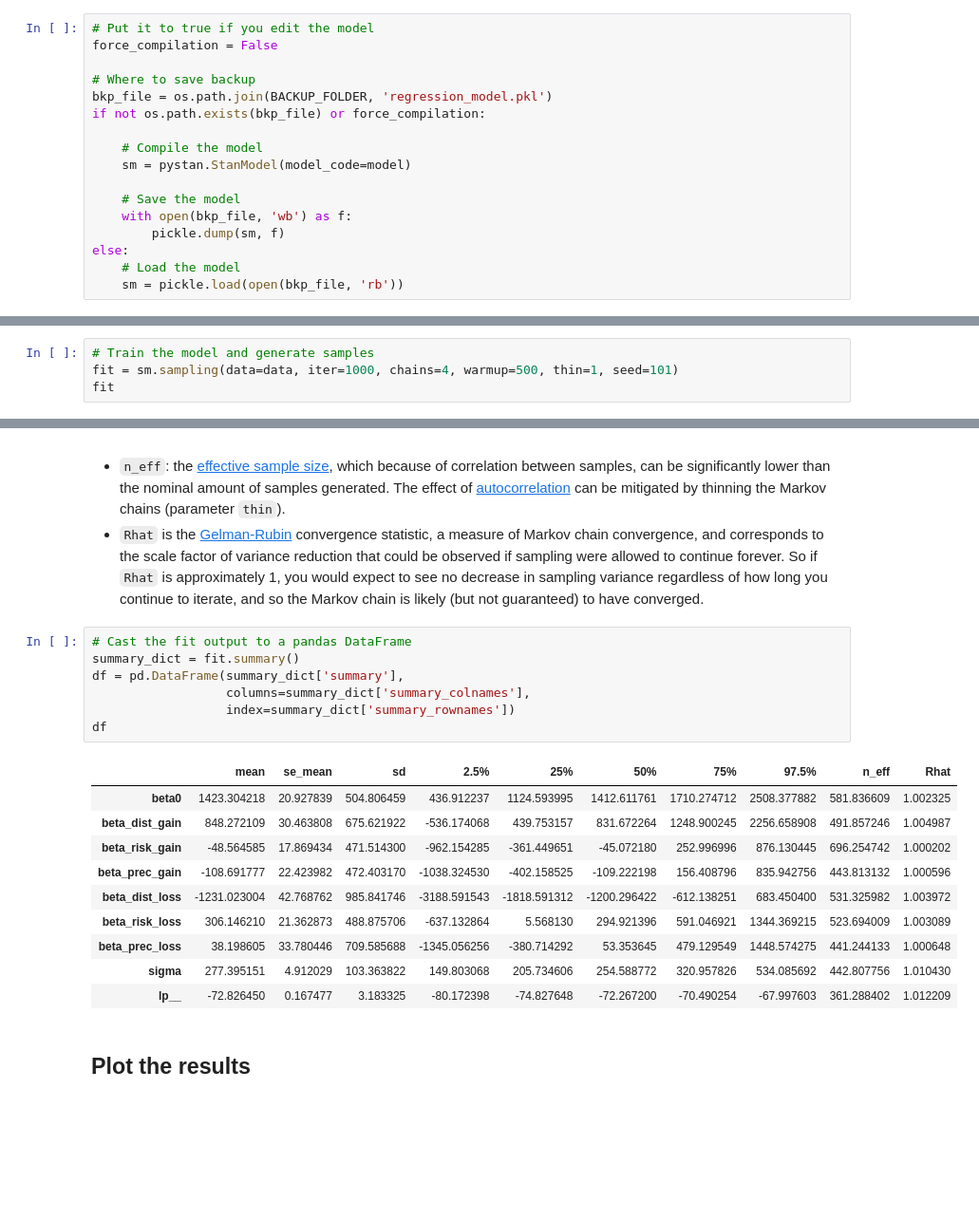
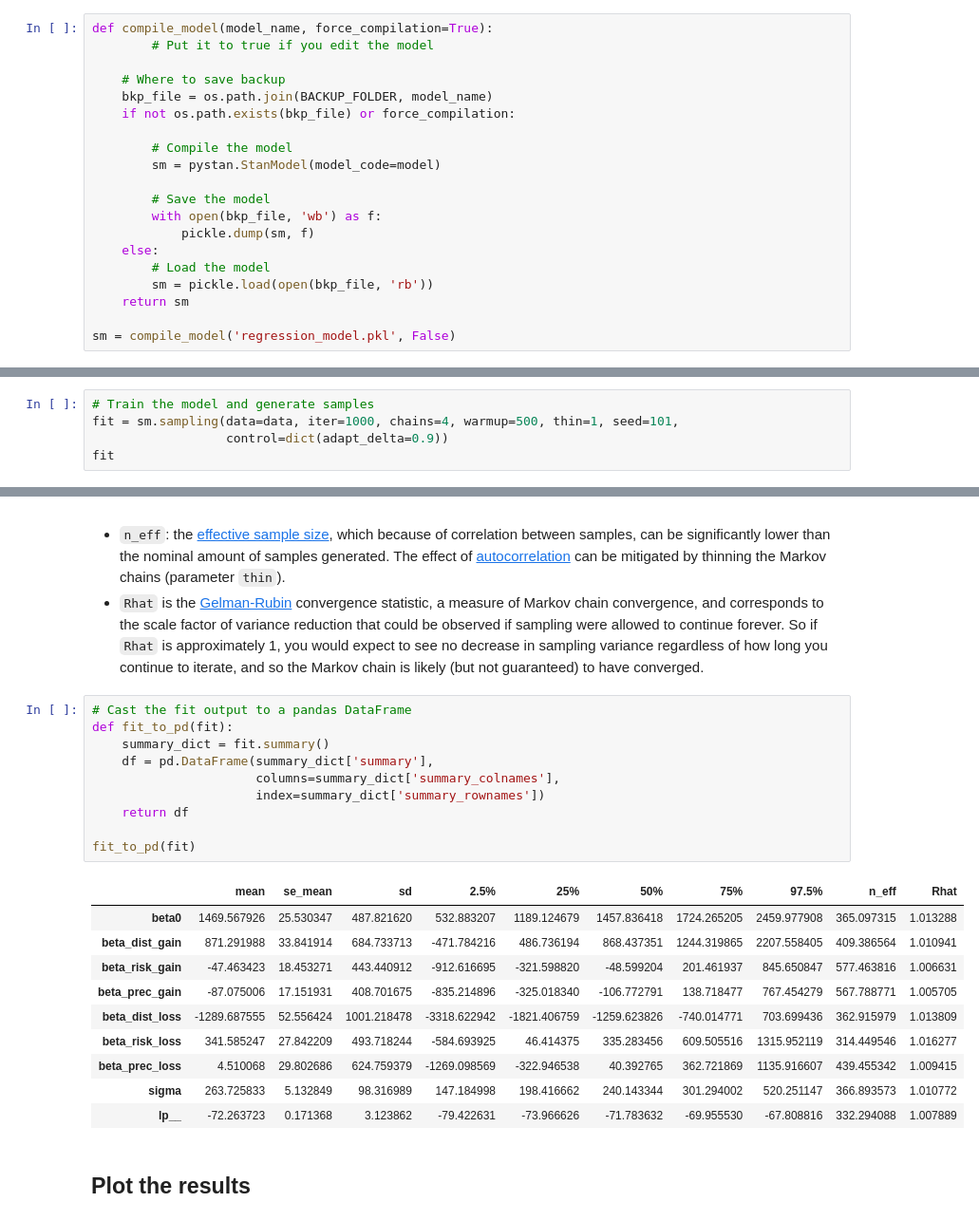
Before and after one commit to AurelienNioche/ProspecTonk, a Jupyter notebook: Part 5 - Regression.ipynb, the cells around one changed output, grey strips where cells are left out. Shown at 95% size. Saved outputs shown, nothing was run; the diff lists cells and outputs as text; blank space fills up the shorter version.

```diff
--- a/Part 5 - Regression.ipynb
+++ b/Part 5 - Regression.ipynb
@@ -251,22 +256,25 @@ model {
 # %% [markdown]
 ## Compile the model
 # %%
-# Put it to true if you edit the model
-force_compilation = False
+def compile_model(model_name, force_compilation=True):
+        # Put it to true if you edit the model
 
-# Where to save backup
-bkp_file = os.path.join(BACKUP_FOLDER, 'regression_model.pkl')
-if not os.path.exists(bkp_file) or force_compilation:
+    # Where to save backup
+    bkp_file = os.path.join(BACKUP_FOLDER, model_name)
+    if not os.path.exists(bkp_file) or force_compilation:
 
-    # Compile the model
-    sm = pystan.StanModel(model_code=model)
+        # Compile the model
+        sm = pystan.StanModel(model_code=model)
 
-    # Save the model
-    with open(bkp_file, 'wb') as f:
-        pickle.dump(sm, f)
-else:
-    # Load the model
-    sm = pickle.load(open(bkp_file, 'rb'))
+        # Save the model
+        with open(bkp_file, 'wb') as f:
+            pickle.dump(sm, f)
+    else:
+        # Load the model
+        sm = pickle.load(open(bkp_file, 'rb'))
+    return sm
+
+sm = compile_model('regression_model.pkl', False)
 # %% [markdown]
 ## Sampling
 
@@ -277,6 +285,7 @@ else:
 * `seed`: Seed for the random generator. It allows for reproducibility.
 # %%
 # Train the model and generate samples
-fit = sm.sampling(data=data, iter=1000, chains=4, warmup=500, thin=1, seed=101)
+fit = sm.sampling(data=data, iter=1000, chains=4, warmup=500, thin=1, seed=101,
+                  control=dict(adapt_delta=0.9))
 fit
 # %% [output]
@@ -310,22 +317,25 @@ In addition to the mean and quantile information, each parameter has two further
 * `Rhat` is the [Gelman-Rubin](http://digitalassets.lib.berkeley.edu/sdtr/ucb/text/307.pdf) convergence statistic, a measure of Markov chain convergence, and corresponds to the scale factor of variance reduction that could be observed if sampling were allowed to continue forever. So if `Rhat` is approximately 1, you would expect to see no decrease in sampling variance regardless of how long you continue to iterate, and so the Markov chain is likely (but not guaranteed) to have converged.
 # %%
 # Cast the fit output to a pandas DataFrame
-summary_dict = fit.summary()
-df = pd.DataFrame(summary_dict['summary'],
-                  columns=summary_dict['summary_colnames'],
-                  index=summary_dict['summary_rownames'])
-df
+def fit_to_pd(fit):
+    summary_dict = fit.summary()
+    df = pd.DataFrame(summary_dict['summary'],
+                      columns=summary_dict['summary_colnames'],
+                      index=summary_dict['summary_rownames'])
+    return df
+
+fit_to_pd(fit)
 # %% [output]
 |  | mean | se_mean | sd | 2.5% | 25% | 50% | 75% | 97.5% | n_eff | Rhat |
-| beta0 | 1423.304218 | 20.927839 | 504.806459 | 436.912237 | 1124.593995 | 1412.611761 | 1710.274712 | 2508.377882 | 581.836609 | 1.002325 |
-| beta_dist_gain | 848.272109 | 30.463808 | 675.621922 | -536.174068 | 439.753157 | 831.672264 | 1248.900245 | 2256.658908 | 491.857246 | 1.004987 |
-| beta_risk_gain | -48.564585 | 17.869434 | 471.514300 | -962.154285 | -361.449651 | -45.072180 | 252.996996 | 876.130445 | 696.254742 | 1.000202 |
-| beta_prec_gain | -108.691777 | 22.423982 | 472.403170 | -1038.324530 | -402.158525 | -109.222198 | 156.408796 | 835.942756 | 443.813132 | 1.000596 |
-| beta_dist_loss | -1231.023004 | 42.768762 | 985.841746 | -3188.591543 | -1818.591312 | -1200.296422 | -612.138251 | 683.450400 | 531.325982 | 1.003972 |
-| beta_risk_loss | 306.146210 | 21.362873 | 488.875706 | -637.132864 | 5.568130 | 294.921396 | 591.046921 | 1344.369215 | 523.694009 | 1.003089 |
-| beta_prec_loss | 38.198605 | 33.780446 | 709.585688 | -1345.056256 | -380.714292 | 53.353645 | 479.129549 | 1448.574275 | 441.244133 | 1.000648 |
-| sigma | 277.395151 | 4.912029 | 103.363822 | 149.803068 | 205.734606 | 254.588772 | 320.957826 | 534.085692 | 442.807756 | 1.010430 |
-| lp__ | -72.826450 | 0.167477 | 3.183325 | -80.172398 | -74.827648 | -72.267200 | -70.490254 | -67.997603 | 361.288402 | 1.012209 |
+| beta0 | 1469.567926 | 25.530347 | 487.821620 | 532.883207 | 1189.124679 | 1457.836418 | 1724.265205 | 2459.977908 | 365.097315 | 1.013288 |
+| beta_dist_gain | 871.291988 | 33.841914 | 684.733713 | -471.784216 | 486.736194 | 868.437351 | 1244.319865 | 2207.558405 | 409.386564 | 1.010941 |
+| beta_risk_gain | -47.463423 | 18.453271 | 443.440912 | -912.616695 | -321.598820 | -48.599204 | 201.461937 | 845.650847 | 577.463816 | 1.006631 |
+| beta_prec_gain | -87.075006 | 17.151931 | 408.701675 | -835.214896 | -325.018340 | -106.772791 | 138.718477 | 767.454279 | 567.788771 | 1.005705 |
+| beta_dist_loss | -1289.687555 | 52.556424 | 1001.218478 | -3318.622942 | -1821.406759 | -1259.623826 | -740.014771 | 703.699436 | 362.915979 | 1.013809 |
+| beta_risk_loss | 341.585247 | 27.842209 | 493.718244 | -584.693925 | 46.414375 | 335.283456 | 609.505516 | 1315.952119 | 314.449546 | 1.016277 |
+| beta_prec_loss | 4.510068 | 29.802686 | 624.759379 | -1269.098569 | -322.946538 | 40.392765 | 362.721869 | 1135.916607 | 439.455342 | 1.009415 |
+| sigma | 263.725833 | 5.132849 | 98.316989 | 147.184998 | 198.416662 | 240.143344 | 301.294002 | 520.251147 | 366.893573 | 1.010772 |
+| lp__ | -72.263723 | 0.171368 | 3.123862 | -79.422631 | -73.966626 | -71.783632 | -69.955530 | -67.808816 | 332.294088 | 1.007889 |
 # %% [markdown]
 ## Plot the results
 # %%
```
Also changed, not shown: parts of 62 cells of this notebook, 2 other files.
